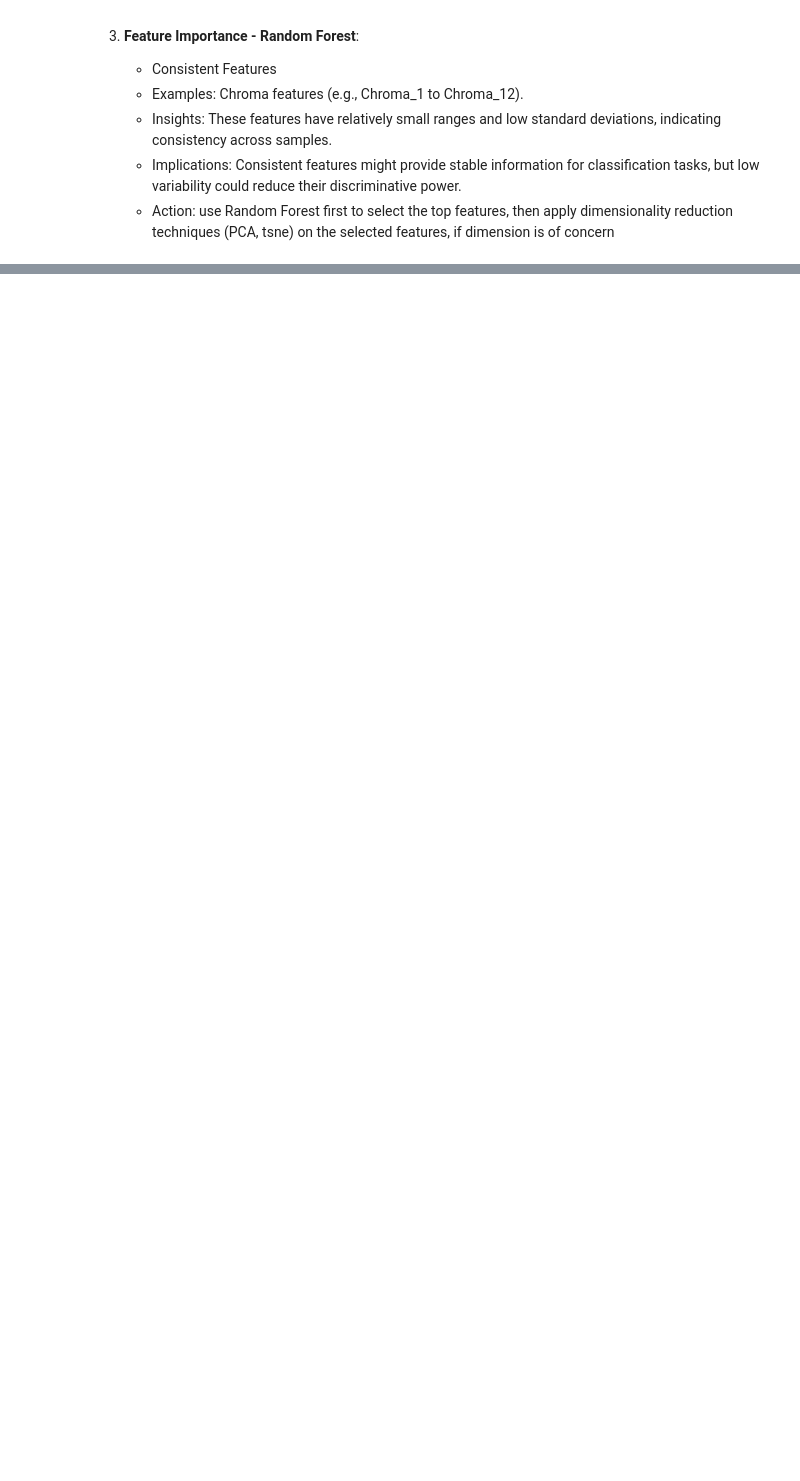
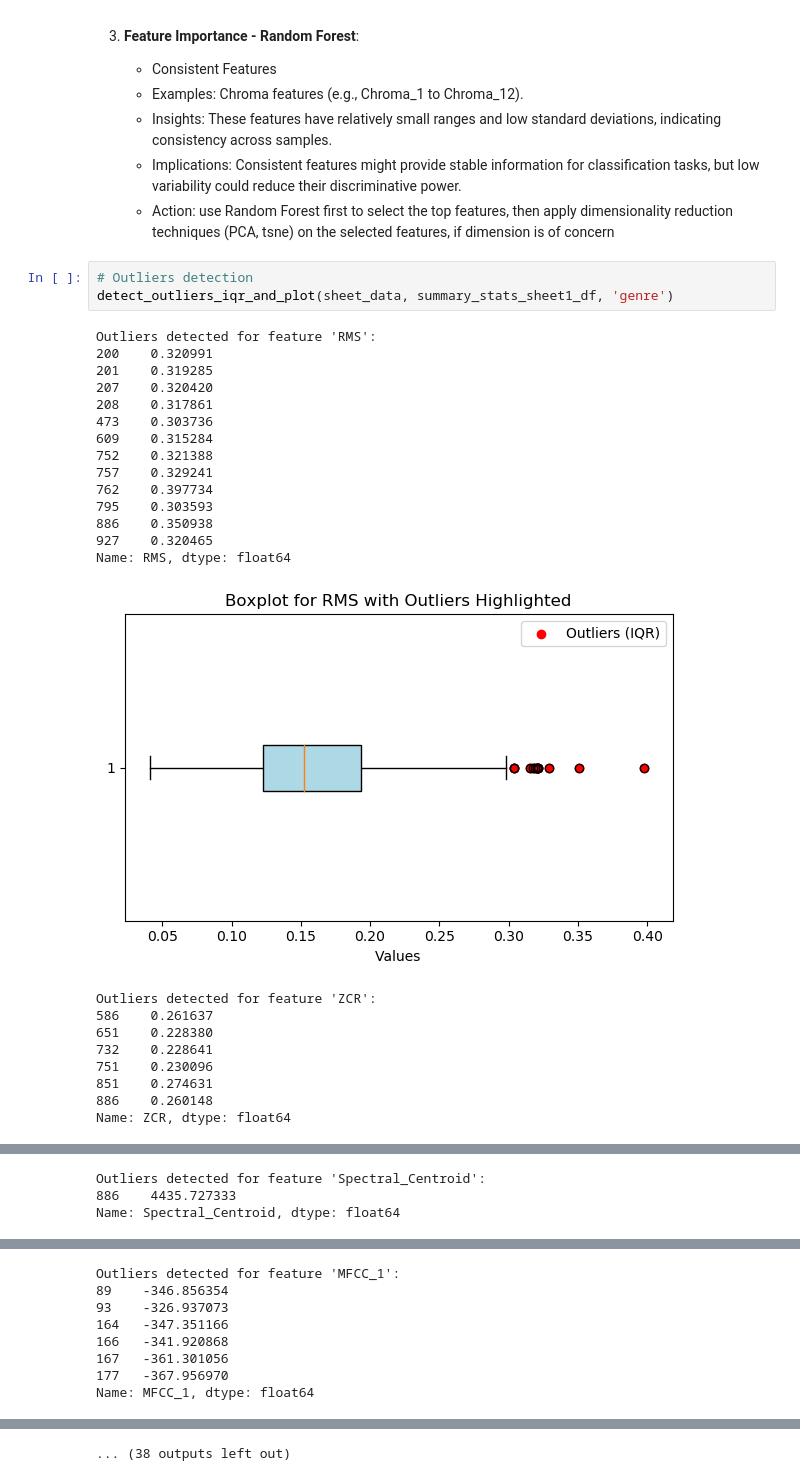
Before and after one commit to thiernohgradiagram/csc_461_fp, a Jupyter notebook: notebooks/_04_exploratory_data_analysis.ipynb, the cells around one changed output, grey strips where cells are left out. Saved outputs shown, nothing was run; the diff lists cells and outputs as text; blank space fills up the shorter version.

Commit message:
Outliers detection using Inter Quartile Range and Boxplot

```diff
--- a/notebooks/_04_exploratory_data_analysis.ipynb
+++ b/notebooks/_04_exploratory_data_analysis.ipynb
@@ -95,3 +99,30 @@ plt.show()
     - Insights: These features have relatively small ranges and low standard deviations, indicating consistency across samples.
     - Implications: Consistent features might provide stable information for classification tasks, but low variability could    reduce their discriminative power.
     - Action: use Random Forest first to select the top features, then apply dimensionality reduction techniques (PCA, tsne) on the selected features, if dimension is of concern
+# %%
+# Outliers detection
+detect_outliers_iqr_and_plot(sheet_data, summary_stats_sheet1_df, 'genre')
+# %% [output]
+Outliers detected for feature 'RMS':
+200    0.320991
+201    0.319285
+207    0.320420
+208    0.317861
+473    0.303736
+609    0.315284
+752    0.321388
+757    0.329241
+762    0.397734
+795    0.303593
+886    0.350938
+927    0.320465
+Name: RMS, dtype: float64
+[figure, added]
+Outliers detected for feature 'ZCR':
+586    0.261637
+651    0.228380
+732    0.228641
+751    0.230096
+851    0.274631
+886    0.260148
+Name: ZCR, dtype: float64
@@ -97,0 +130,3 @@ plt.show()
+Outliers detected for feature 'Spectral_Centroid':
+886    4435.727333
+Name: Spectral_Centroid, dtype: float64
@@ -97,0 +134,8 @@ plt.show()
+Outliers detected for feature 'MFCC_1':
+89    -346.856354
+93    -326.937073
+164   -347.351166
+166   -341.920868
+167   -361.301056
+177   -367.956970
+Name: MFCC_1, dtype: float64
@@ -98,3 +158,4 @@ plt.show()
+... (38 outputs left out)
 # %%
 # visualize the distributions of each feature
 num_features = len(sheet_data.columns) - 1  # Exclude the 'Genre' column
```
Also changed, not shown: parts of 5 cells of this notebook, 1 other file.
